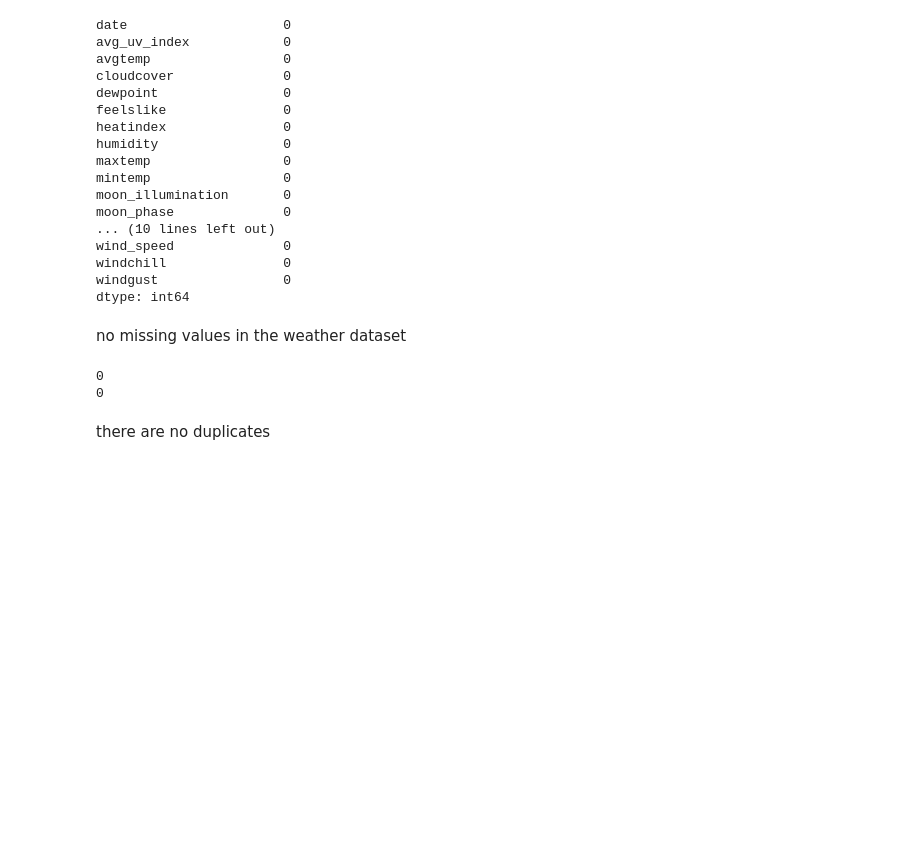
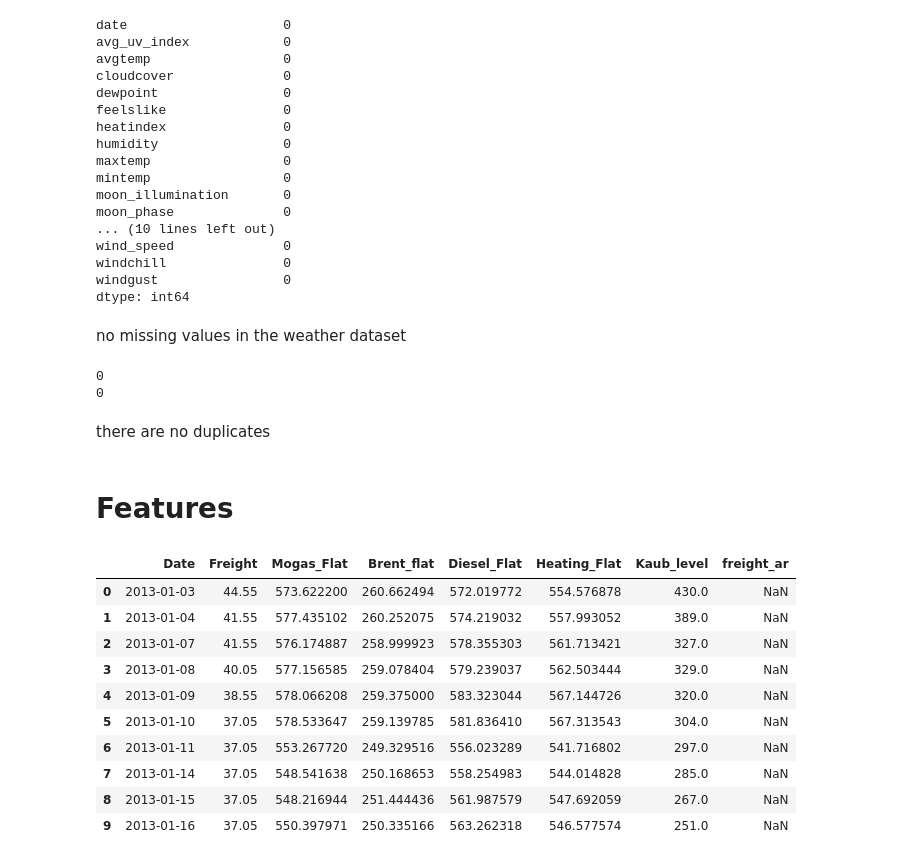
Before and after one commit to pejoCloser/Freight_Challenge, a Jupyter notebook: notebooks/01_eda_freight.ipynb, the cells around one changed output. Drawn from its saved outputs; the diff is of its cells as text; code cells hidden in the pictures; blank space fills up the shorter version.

```diff
--- a/notebooks/01_eda_freight.ipynb
+++ b/notebooks/01_eda_freight.ipynb
@@ -159,3 +192,19 @@ print(df_weather.duplicated().sum())
 0
 # %% [markdown]
 there are no duplicates
+# %% [markdown]
+# Features
+# %%
+df_freight.head(10)
+# %% [output]
+|  | Date | Freight | Mogas_Flat | Brent_flat | Diesel_Flat | Heating_Flat | Kaub_level | freight_ar |
+| 0 | 2013-01-03 | 44.55 | 573.622200 | 260.662494 | 572.019772 | 554.576878 | 430.0 | NaN |
+| 1 | 2013-01-04 | 41.55 | 577.435102 | 260.252075 | 574.219032 | 557.993052 | 389.0 | NaN |
+| 2 | 2013-01-07 | 41.55 | 576.174887 | 258.999923 | 578.355303 | 561.713421 | 327.0 | NaN |
+| 3 | 2013-01-08 | 40.05 | 577.156585 | 259.078404 | 579.239037 | 562.503444 | 329.0 | NaN |
+| 4 | 2013-01-09 | 38.55 | 578.066208 | 259.375000 | 583.323044 | 567.144726 | 320.0 | NaN |
+| 5 | 2013-01-10 | 37.05 | 578.533647 | 259.139785 | 581.836410 | 567.313543 | 304.0 | NaN |
+| 6 | 2013-01-11 | 37.05 | 553.267720 | 249.329516 | 556.023289 | 541.716802 | 297.0 | NaN |
+| 7 | 2013-01-14 | 37.05 | 548.541638 | 250.168653 | 558.254983 | 544.014828 | 285.0 | NaN |
+| 8 | 2013-01-15 | 37.05 | 548.216944 | 251.444436 | 561.987579 | 547.692059 | 267.0 | NaN |
+| 9 | 2013-01-16 | 37.05 | 550.397971 | 250.335166 | 563.262318 | 546.577574 | 251.0 | NaN |
```
Also changed, not shown: parts of 13 cells of this notebook, 2 other files.
